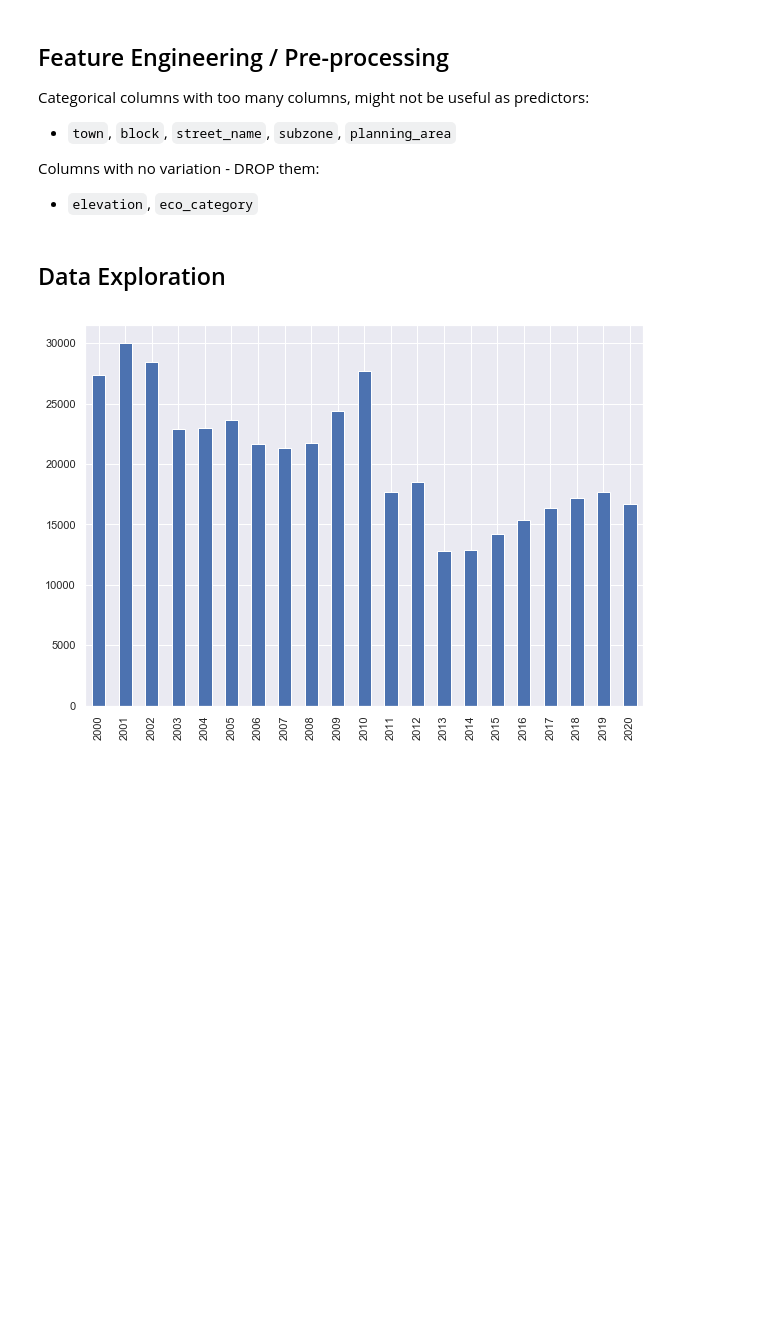
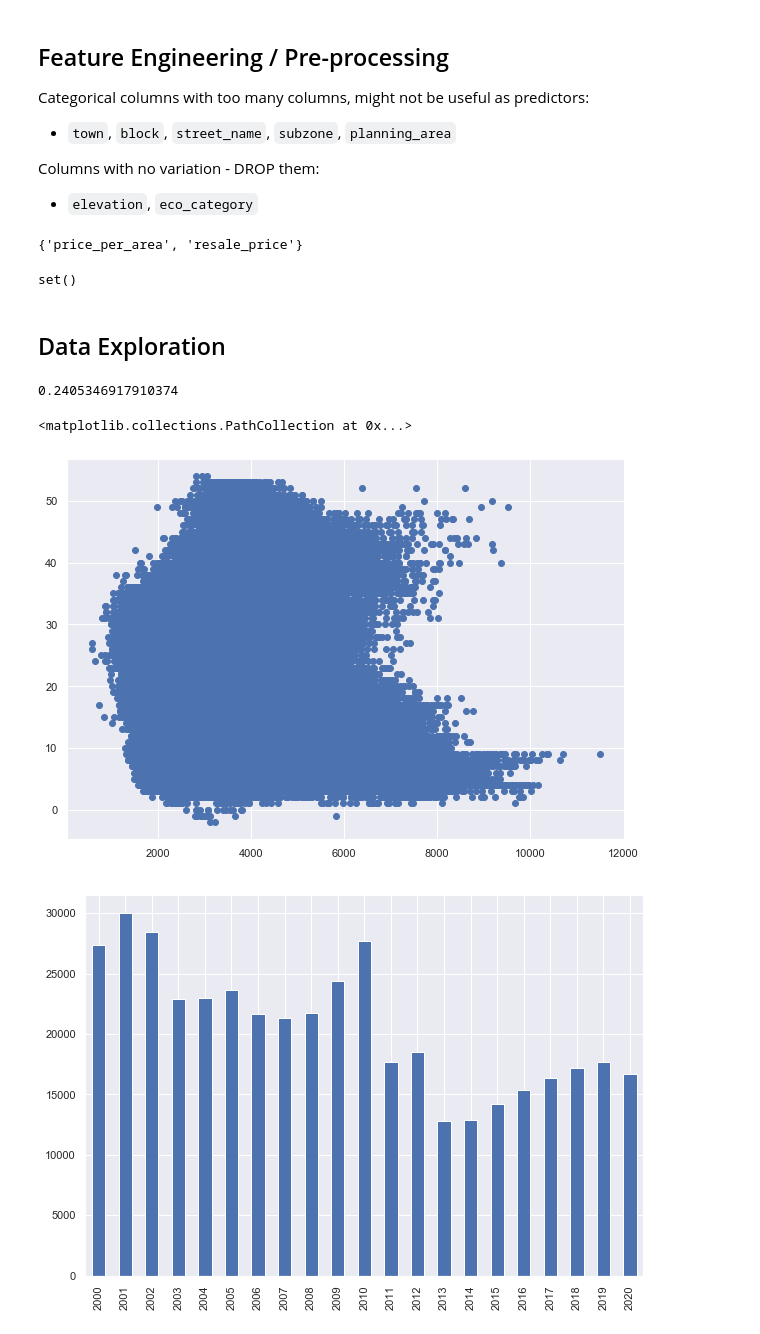
Before and after one commit to loojovi/hdb_resale_prediction, a Jupyter notebook: notebooks/jovi-1.0-eda.ipynb, the cells around one changed output. Saved outputs shown, nothing was run; the diff lists cells and outputs as text; code cells hidden in the pictures; blank space fills up the shorter version.

```diff
--- a/notebooks/jovi-1.0-eda.ipynb
+++ b/notebooks/jovi-1.0-eda.ipynb
@@ -74,5 +103,22 @@ train.to_csv('../data/processed/preprocessed_080321.csv', index=False)
+# %%
+set(train.columns) - set(test.columns)
+# %% [output]
+{'price_per_area', 'resale_price'}
+# %%
+set(test.columns) - set(train.columns)
+# %% [output]
+set()
 # %% [markdown]
 ## Data Exploration
+# %%
+train.lease_duration.corr(train.price_per_area, method='spearman')
+# %% [output]
+0.2405346917910374
+# %%
+plt.scatter(train.price_per_area, train.lease_duration)
+# %% [output]
+<matplotlib.collections.PathCollection at 0x...>
+[figure, added]
 # %%
 # volume of transactions is lower after 2010
 train.year.value_counts().sort_index().plot(kind='bar')
```
Also changed, not shown: parts of 2 cells of this notebook, 1 other file.
